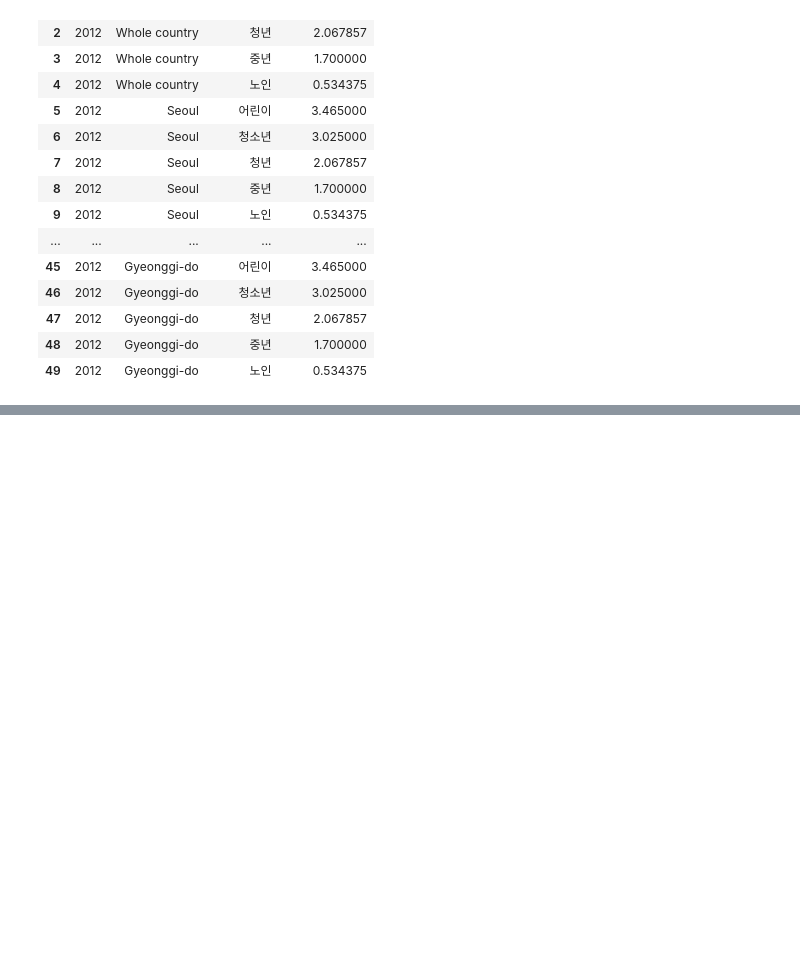
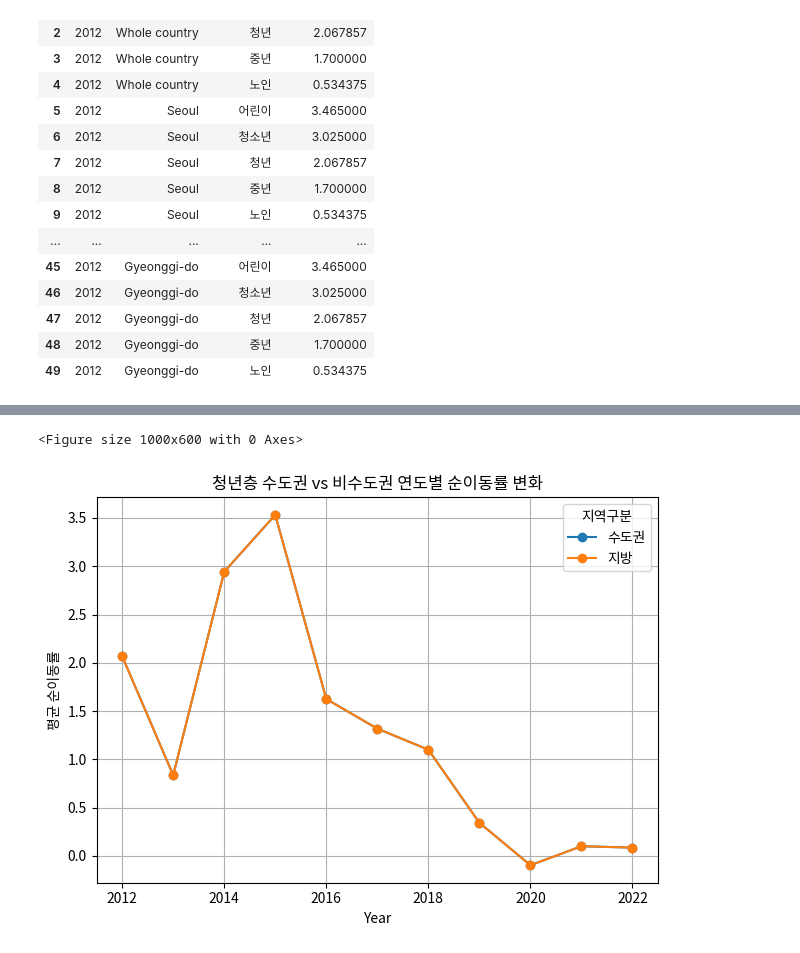
Before and after one commit to Phoenix-EDA-Team/EDA-Demographic, a Jupyter notebook: 인구이동전처리 -연령별.ipynb, the cells around one changed output, grey strips where cells are left out. Saved outputs shown, nothing was run; the diff lists cells and outputs as text; code cells hidden in the pictures; blank space fills up the shorter version.

```diff
--- a/인구이동전처리 -연령별.ipynb
+++ b/인구이동전처리 -연령별.ipynb
@@ -200,3 +292,11 @@ df_result.to_csv('./data/지역별순이동률2012-2022-연령별.csv',encoding=
 | 47 | 2012 | Gyeonggi-do | 청년 | 2.067857 |
 | 48 | 2012 | Gyeonggi-do | 중년 | 1.700000 |
 | 49 | 2012 | Gyeonggi-do | 노인 | 0.534375 |
+# %%
+# 수도권 지역 리스트
+capital_regions = ['Seoul', 'Gyeonggi', 'Incheon']
+# '수도권' 컬럼 생성
+df_result['Region_group'] = df_result['Region'].apply(lambda x: '수도권' if x in capital_regions else '지방')
+# %%
+capital_yuth = df_result[(df_result['AgeGroup'] == '청년')]
+capital_yuth
@@ -202,0 +317,30 @@ df_result.to_csv('./data/지역별순이동률2012-2022-연령별.csv',encoding=
+# %%
+import  seaborn as sns
+import matplotlib.pyplot as plt
+
+# 한글폰트 설정 2
+from matplotlib import font_manager, rc
+font_name = font_manager.FontProperties(fname='./resources/fonts/NotoSansKR-Regular.otf').get_name()
+rc('font',family=font_name)
+# 한글폰트 설정 1
+plt.rcParams['font.family'] = 'Noto Sans KR'
+# %%
+# 연도별, 수도권/비수도권별 순이동률 평균 계산
+pivot = capital_yuth.groupby(['Year', 'Region_group'])['MigrationRate'].mean().reset_index()
+
+# 피벗테이블로 변환 (그래프 그리기 편하게)
+pivot_table = pivot.pivot(index='Year', columns='Region_group', values='MigrationRate')
+
+# 그래프 그리기
+plt.figure(figsize=(10,6))
+pivot_table.plot(marker='o')
+plt.title('청년층 수도권 vs 비수도권 연도별 순이동률 변화')
+plt.ylabel('평균 순이동률')
+plt.xlabel('Year')
+plt.grid(True)
+plt.legend(title='지역구분')
+plt.tight_layout()
+plt.show()
+# %% [output]
+<Figure size 1000x600 with 0 Axes>
+[figure, added]
```
Also changed, not shown: parts of 6 cells of this notebook, 4 other files.
